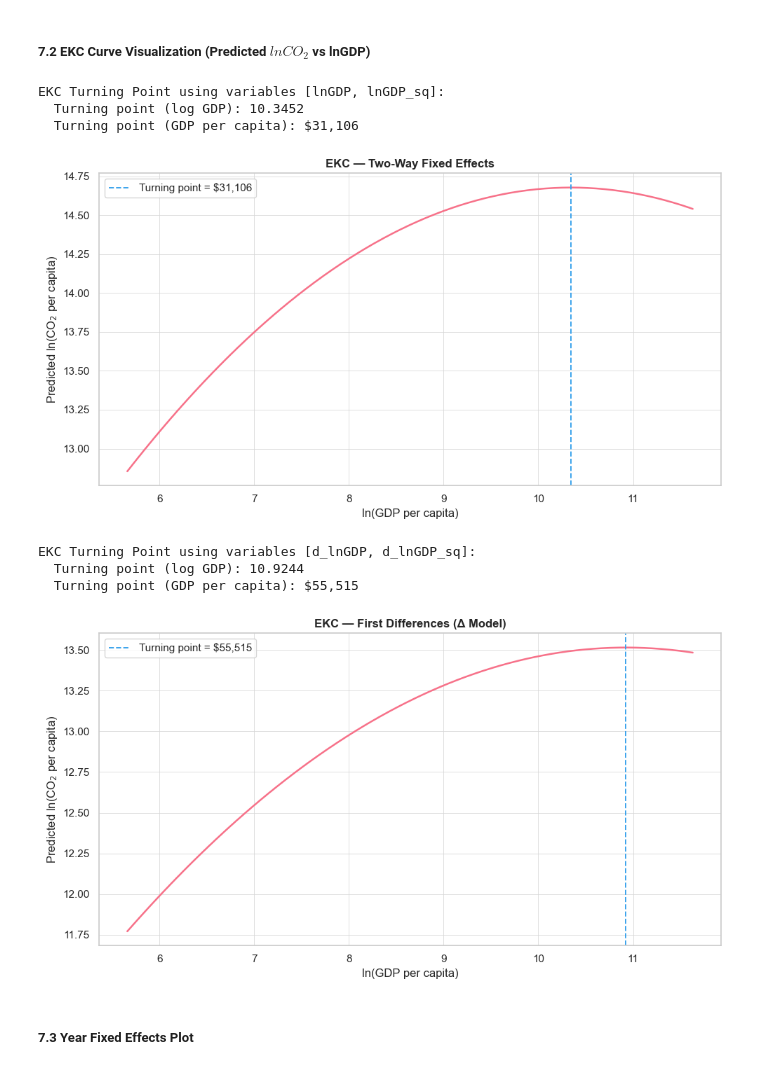
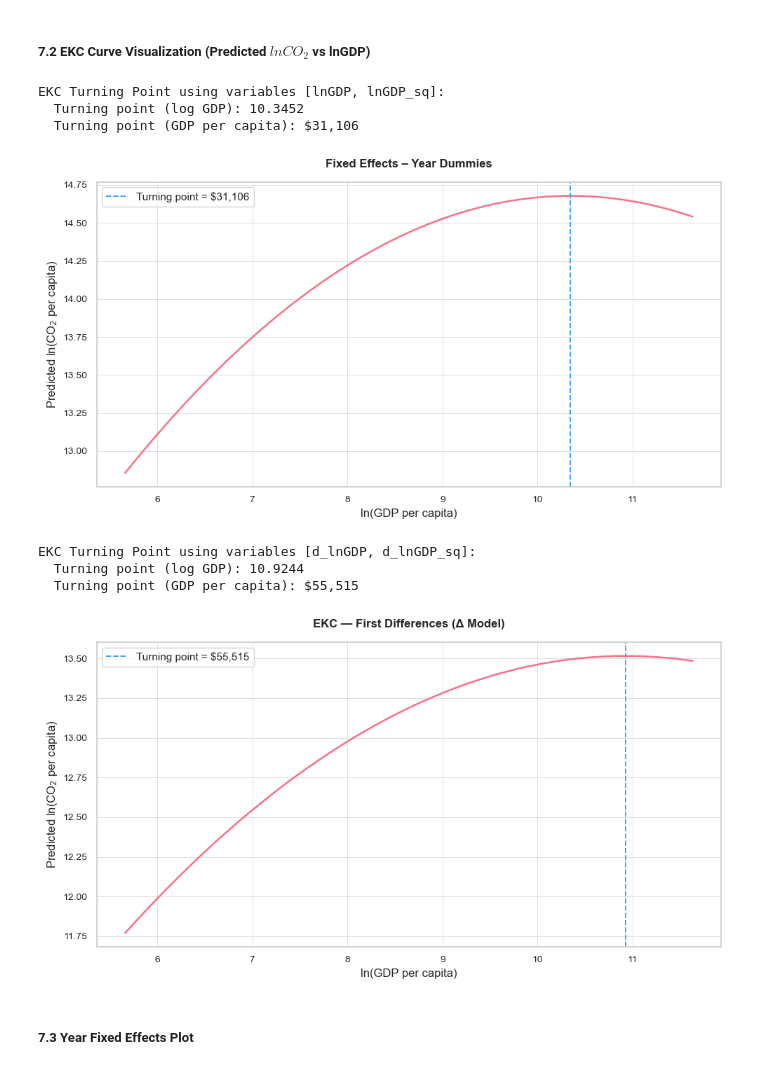
Before and after one commit to priyadarshanparida/kuznets-hypothesis-growth-vs-sustainability-buan6312, a Jupyter notebook: code/growth-vs-sustainability-panel.ipynb, the cells around one changed output. Cells and saved outputs as stored; diff of their text form; code cells hidden in the pictures.

Commit message:
fix: modified plot title for TW FE EKC

```diff
--- a/code/growth-vs-sustainability-panel.ipynb
+++ b/code/growth-vs-sustainability-panel.ipynb
@@ -1284,40 +1284,42 @@ def plot_ekc(model, panel_df, turning_log_gdp, turning_gdp_pc,
         linewidth=1.8
     )
 
     # Turning point vertical line
     ax.axvline(
         turning_log_gdp,
         color=tp_color,
         linestyle="--",
         linewidth=1.4,
         label=f"Turning point = ${turning_gdp_pc:,.0f}"
     )
 
     ax.set_xlabel("ln(GDP per capita)")
     ax.set_ylabel("Predicted ln(CO$_2$ per capita)")
-    ax.set_title(f"{title_prefix}", weight="bold")
+    ax.set_title(f"{title_prefix}", weight="bold", fontsize=12, pad=15)
+    ax.tick_params(axis='x', labelsize=10)
+    ax.tick_params(axis='y', labelsize=10)
 
     ax.legend()
     ax.grid(True)
     plt.tight_layout()
     plt.show()
 
 log_tp, gdp_tp = compute_ekc_turning_point(fe_tw)
 plot_ekc(fe_tw, panel_df_model, log_tp, gdp_tp,
-         title_prefix="EKC — Two-Way Fixed Effects")
+         title_prefix="Fixed Effects – Year Dummies")
 
 log_tp_fd, gdp_tp_fd = compute_ekc_turning_point(fe_fd)
 plot_ekc(fe_fd, panel_df_model, log_tp_fd, gdp_tp_fd,
          title_prefix="EKC — First Differences (Δ Model)")
 # %% [output]
 EKC Turning Point using variables [lnGDP, lnGDP_sq]:
   Turning point (log GDP): 10.3452
   Turning point (GDP per capita): $31,106
-[figure, old version]
+[figure, new version]
 EKC Turning Point using variables [d_lnGDP, d_lnGDP_sq]:
   Turning point (log GDP): 10.9244
   Turning point (GDP per capita): $55,515
-[figure, old version]
+[figure, new version]
 # %% [markdown]
 ##### 7.3 Year Fixed Effects Plot
 # %%
```
Also changed, not shown: parts of 6 cells of this notebook.
